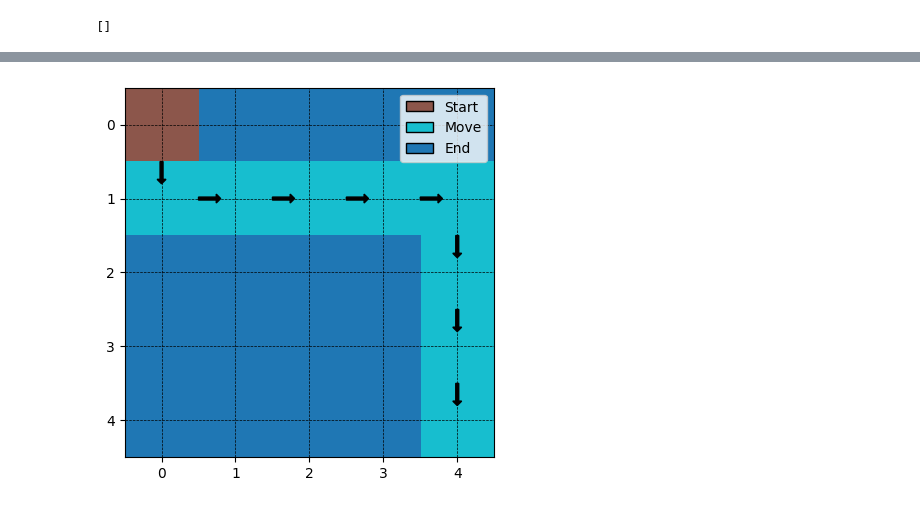
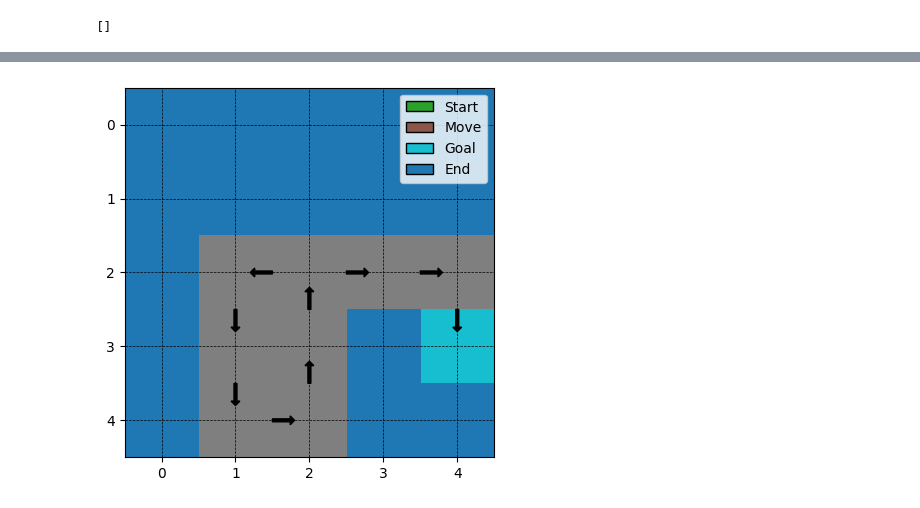
Before and after one commit to stphl/COSC4368-ReinforcementLearningGP, a Jupyter notebook: Q_learning.ipynb, the cells around one changed output, grey strips where cells are left out. Cells and saved outputs as stored; diff of their text form; code cells hidden in the pictures.

```diff
--- a/Q_learning.ipynb
+++ b/Q_learning.ipynb
@@ -429,34 +382,38 @@ def visualize_path(path):
             plt.gca().add_patch(arrow)
             grid[curr_state[0], curr_state[1]] = 3
         elif dy == 1:
             arrow = patches.Arrow(curr_state[1], curr_state[0] - 0.5, 0, 0.3, width=0.2, color='black')
             plt.gca().add_patch(arrow)
             grid[curr_state[0], curr_state[1]] = 3
         elif dy == -1:
             arrow = patches.Arrow(curr_state[1], curr_state[0] + 0.5, 0, -0.3, width=0.2, color='black')
             plt.gca().add_patch(arrow)
             grid[curr_state[0], curr_state[1]] = 3
 
+    # Color the goal square based on the end coordinate of the path
+    grid[end[0], end[1]] = 4
+
     # Set colors for visualization
-    cmap = plt.cm.get_cmap('tab10', 3)
+    cmap = plt.cm.get_cmap('tab10', 5)
 
     # Visualize the grid
     plt.imshow(grid, cmap=cmap, interpolation='nearest')
 
     # Add gridlines
     plt.grid(visible=True, color='black', linestyle='--', linewidth=0.5)
 
     # Add legend
     legend_elements = [patches.Patch(facecolor=cmap(1), edgecolor='black', label='Start'),
                        patches.Patch(facecolor=cmap(2), edgecolor='black', label='Move'),
+                       patches.Patch(facecolor=cmap(4), edgecolor='black', label='Goal'),
                        patches.Patch(facecolor=cmap(0), edgecolor='black', label='End')]
     plt.legend(handles=legend_elements, loc='upper right')
 
     plt.show()
 
 # Example path
-# example_path = [(0, 0), (1, 0), (2, 0), (2, 1), (3, 1), (4, 1), (4, 2), (3, 2), (2, 2), (1, 2), (0, 2)]
-example_path = [(0, 0), (1, 0), (1, 1), (1, 2), (1, 3), (1, 4), (2, 4), (3, 4), (4, 4)]
+# example_path = [(0, 0), (1, 0), (1, 1), (1, 2), (1, 3), (1, 4), (2, 4), (3, 4), (4, 4)]
+example_path = [(2,2),(2,1),(3,1), (4,1), (4,2), (3,2), (2,2), (2,3), (2,4), (3,4)]
 visualize_path(example_path)
 # %% [output]
-[figure, old version]
+[figure, new version]
```
Also changed, not shown: parts of 11 cells of this notebook, 2 other files.
